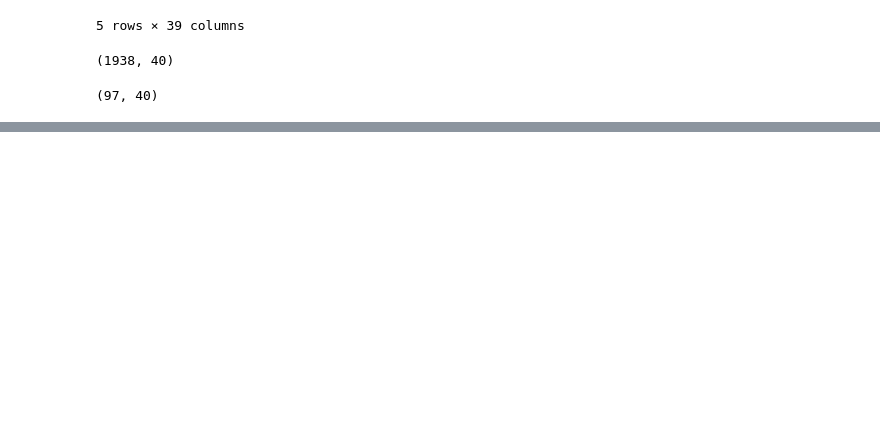
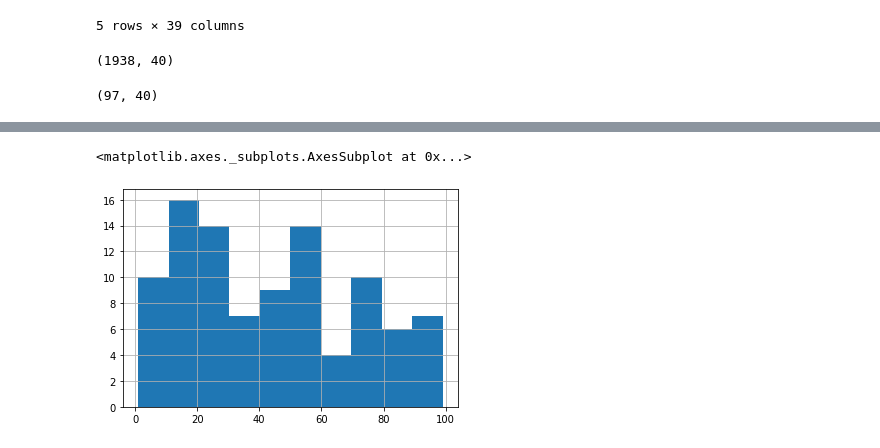
Before and after one commit to ipatel467/Stock-Market-Analysis, a Jupyter notebook: StocksP2.ipynb, the cells around one changed output, grey strips where cells are left out. Saved outputs shown, nothing was run; the diff lists cells and outputs as text; code cells hidden in the pictures; blank space fills up the shorter version.

```diff
--- a/StocksP2.ipynb
+++ b/StocksP2.ipynb
@@ -330,0 +345,5 @@ print(large.shape)
+# %%
+small['fullTimeEmployees'].hist()
+# %% [output]
+<matplotlib.axes._subplots.AxesSubplot at 0x...>
+[figure, added]
```
Also changed, not shown: parts of 9 cells of this notebook.
